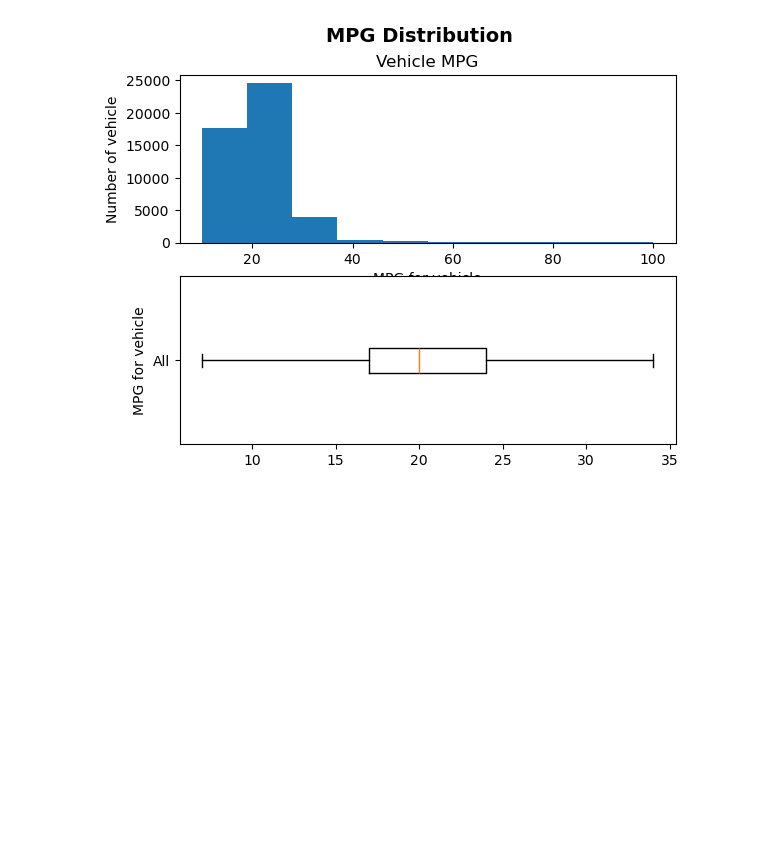
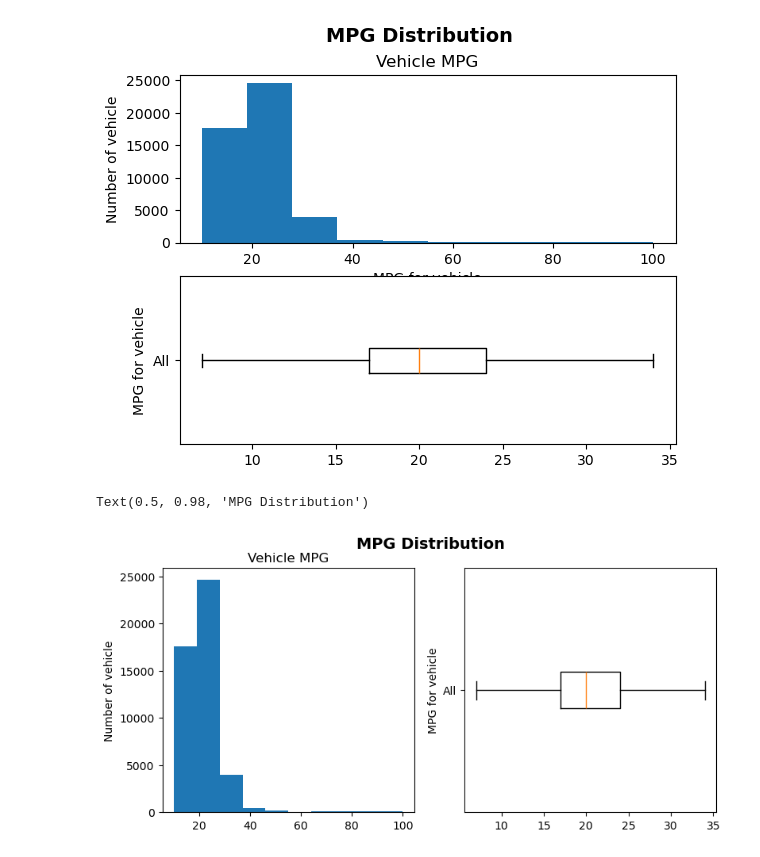
Before and after one commit to BeziKaviani/data-science-ml-learning-path, a Jupyter notebook: 04-data-visualization/visuallization.ipynb, the cells around one changed output. Drawn from its saved outputs; the diff is of its cells as text; code cells hidden in the pictures; blank space fills up the shorter version.

Commit message:
create histogram and boxplot using two columns subplot

```diff
--- a/04-data-visualization/visuallization.ipynb
+++ b/04-data-visualization/visuallization.ipynb
@@ -160,3 +160,15 @@ fig.suptitle("MPG Distribution", fontsize=14, fontweight="bold")
 # %% [output]
 Text(0.5, 0.98, 'MPG Distribution')
 [figure]
+# %%
+fig , (ax1, ax2) = plt.subplots(nrows=1, ncols=2, figsize=(9,4))
+ax1.hist(df["comb08"], range=(10,100))
+ax1.set(title="Vehicle MPG",ylabel="Number of vehicle")
+
+ax2.boxplot(df["comb08"], labels=["All"], showfliers=False, vert=False)
+ax2.set(ylabel="MPG for vehicle")
+
+fig.suptitle("MPG Distribution", fontsize=14, fontweight="bold")
+# %% [output]
+Text(0.5, 0.98, 'MPG Distribution')
+[figure, added]
```
